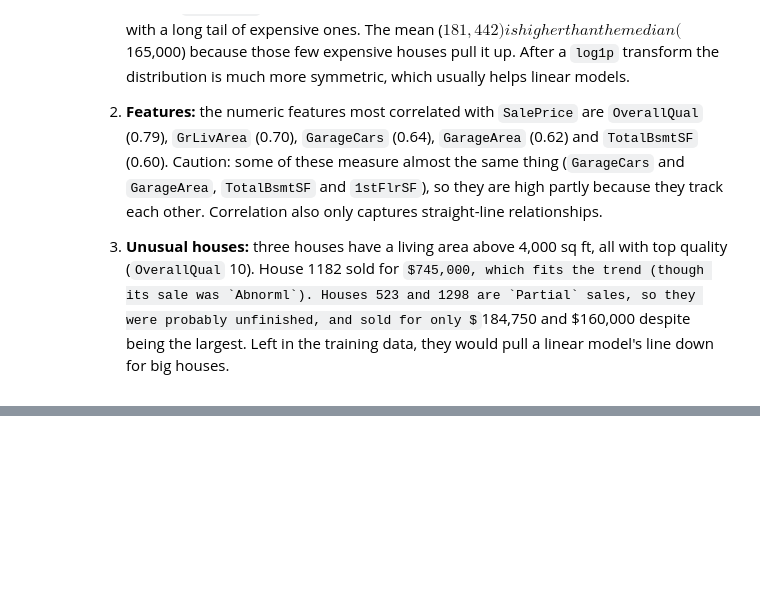
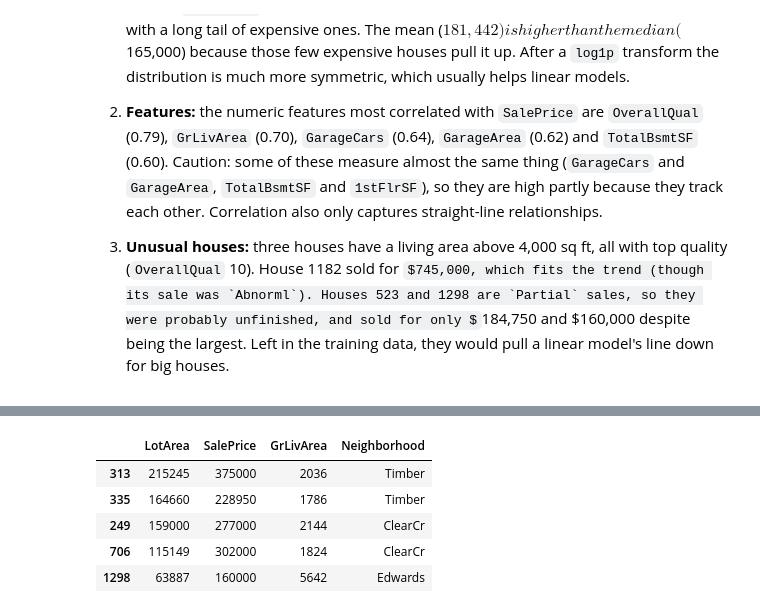
Before and after one commit to mokhivibes/house-price-prediction, a Jupyter notebook: 03_eda.ipynb, the cells around one changed output, grey strips where cells are left out. Saved outputs shown, nothing was run; the diff lists cells and outputs as text; code cells hidden in the pictures; some formulas as TeX source; blank space fills up the shorter version.

```diff
--- a/03_eda.ipynb
+++ b/03_eda.ipynb
@@ -78,0 +125,9 @@ train_df[train_df['GrLivArea']>4000][['GrLivArea','SalePrice', 'OverallQual', 'S
+# %%
+train_df.sort_values('LotArea', ascending=False).head(5)[['LotArea', 'SalePrice', 'GrLivArea', 'Neighborhood']]
+# %% [output]
+|  | LotArea | SalePrice | GrLivArea | Neighborhood |
+| 313 | 215245 | 375000 | 2036 | Timber |
+| 335 | 164660 | 228950 | 1786 | Timber |
+| 249 | 159000 | 277000 | 2144 | ClearCr |
+| 706 | 115149 | 302000 | 1824 | ClearCr |
+| 1298 | 63887 | 160000 | 5642 | Edwards |
```
Also changed, not shown: parts of 5 cells of this notebook.
